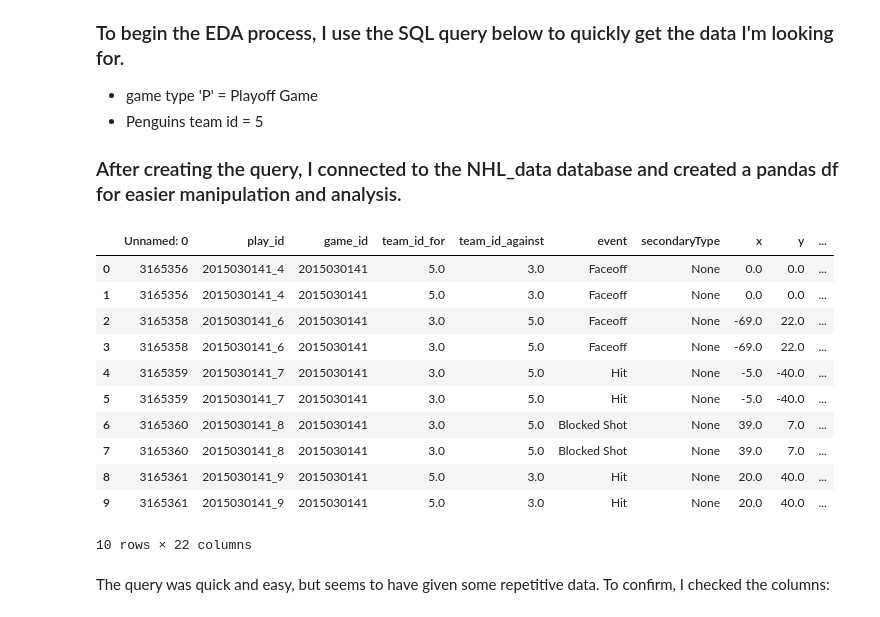
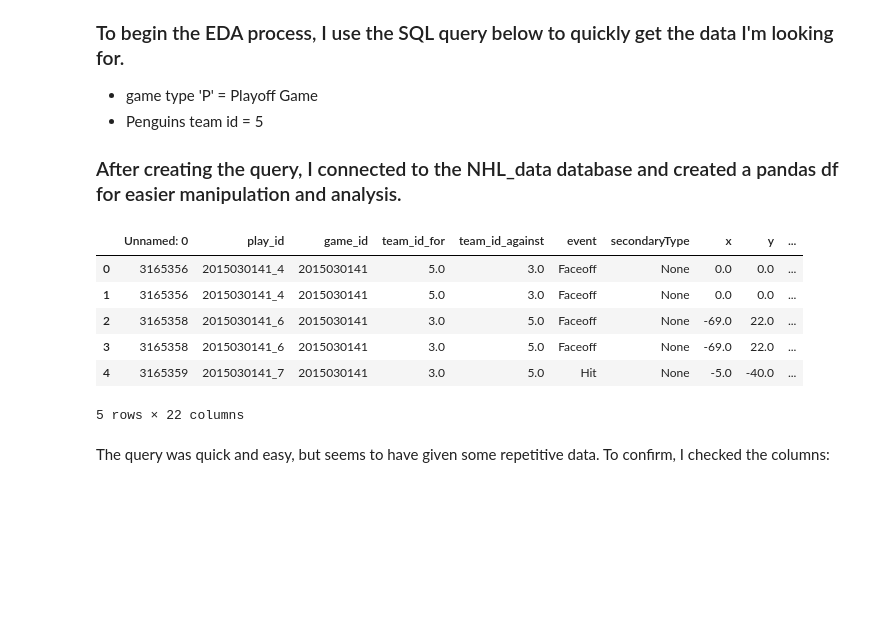
Before and after one commit to boncz/PenguinsHockeyAnalysis, a Jupyter notebook: PensPlayoffAnalysis.ipynb, the cells around one changed output. Cells and saved outputs as stored; diff of their text form; code cells hidden in the pictures; blank space fills up the shorter version.

```diff
--- a/PensPlayoffAnalysis.ipynb
+++ b/PensPlayoffAnalysis.ipynb
@@ -30,22 +46,18 @@ WHERE game.type = 'P'
 # %%
 conn = sqlite3.connect('NHL_data.db')
 # %%
-pens_201516_playoff_df = pd.read_sql_query(playoff_20152016_data_query, conn)
+pens_2016_playoff_df = pd.read_sql_query(playoff_20152016_data_query, conn)
+pens_2017_playoff_df = pd.read_sql_query(playoff_20162017_data_query, conn)
 # %%
-pens_201516_playoff_df.head(10)
+pens_2016_playoff_df.head()
 # %% [output]
 |  | Unnamed: 0 | play_id | game_id | team_id_for | team_id_against | event | secondaryType | x | y | ... |
 | 0 | 3165356 | 2015030141_4 | 2015030141 | 5.0 | 3.0 | Faceoff | None | 0.0 | 0.0 | ... |
 | 1 | 3165356 | 2015030141_4 | 2015030141 | 5.0 | 3.0 | Faceoff | None | 0.0 | 0.0 | ... |
 | 2 | 3165358 | 2015030141_6 | 2015030141 | 3.0 | 5.0 | Faceoff | None | -69.0 | 22.0 | ... |
 | 3 | 3165358 | 2015030141_6 | 2015030141 | 3.0 | 5.0 | Faceoff | None | -69.0 | 22.0 | ... |
 | 4 | 3165359 | 2015030141_7 | 2015030141 | 3.0 | 5.0 | Hit | None | -5.0 | -40.0 | ... |
-| 5 | 3165359 | 2015030141_7 | 2015030141 | 3.0 | 5.0 | Hit | None | -5.0 | -40.0 | ... |
-| 6 | 3165360 | 2015030141_8 | 2015030141 | 3.0 | 5.0 | Blocked Shot | None | 39.0 | 7.0 | ... |
-| 7 | 3165360 | 2015030141_8 | 2015030141 | 3.0 | 5.0 | Blocked Shot | None | 39.0 | 7.0 | ... |
-| 8 | 3165361 | 2015030141_9 | 2015030141 | 5.0 | 3.0 | Hit | None | 20.0 | 40.0 | ... |
-| 9 | 3165361 | 2015030141_9 | 2015030141 | 5.0 | 3.0 | Hit | None | 20.0 | 40.0 | ... |
-10 rows × 22 columns
+5 rows × 22 columns
 # %% [markdown]
 The query was quick and easy, but seems to have given some repetitive data. To confirm, I checked the columns:
 # %%
```
Also changed, not shown: parts of 32 cells of this notebook.
